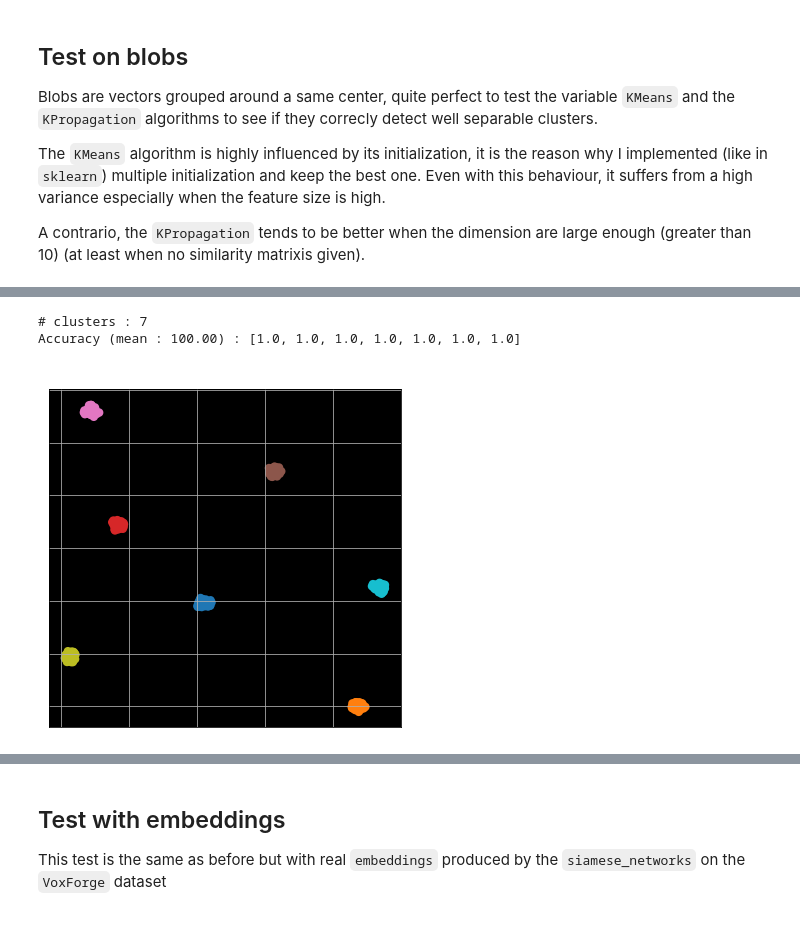
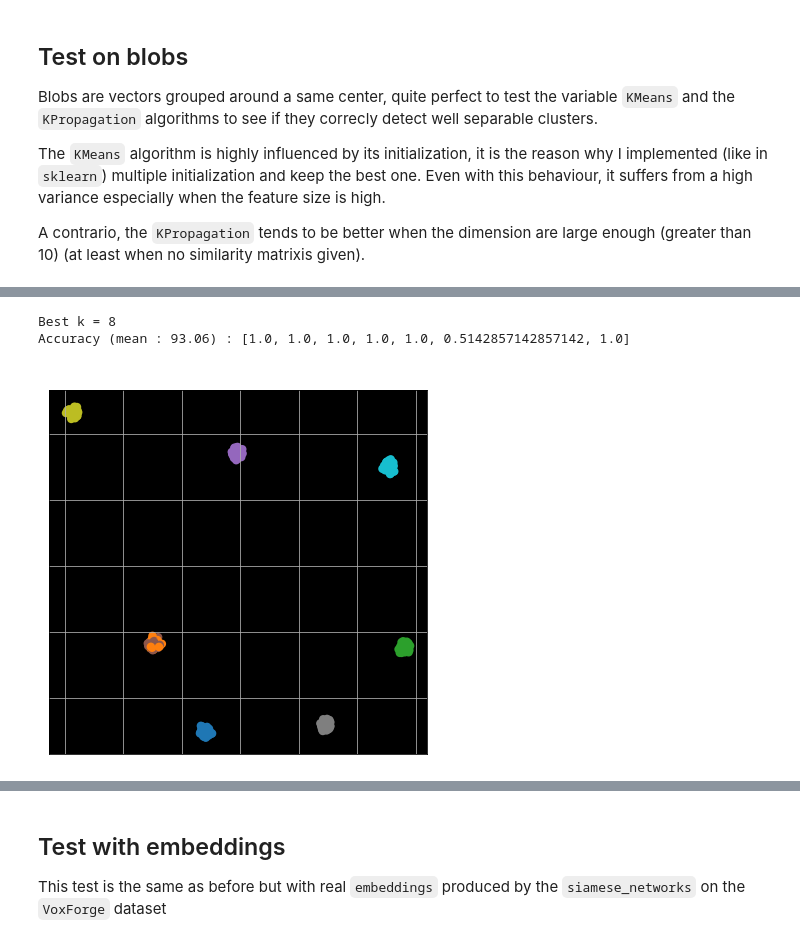
Before and after one commit to yui-mhcp/data_processing, a Jupyter notebook: example_clustering.ipynb, the cells around one changed output, grey strips where cells are left out. Drawn from its saved outputs; the diff is of its cells as text; code cells hidden in the pictures.

```diff
--- a/example_clustering.ipynb
+++ b/example_clustering.ipynb
@@ -15,12 +15,33 @@ import numpy as np
 import pandas as pd
 import tensorflow as tf
 
-from kneed import KneeLocator
 from sklearn.datasets import make_blobs, make_moons
 
 from utils import plot, plot_embedding, sample_df
 from utils.embeddings import load_embedding, embeddings_to_np
-from utils.distance import KMeans, KPropagation
+from utils.distance import KPropagation, KMeans
+
+def test_kmeans(x, y, plot = True):
+    k_means = KMeans(x, k = list(range(2, 10)))
+    acc, accs = k_means.evaluate(y)
+
+    print("Best k = {}".format(k_means.k))
+    print("Accuracy (mean : {:.2f}) : {}".format(acc * 100, accs))
+
+    if plot: k_means.plot()
+    return k_means.labels
+
+def test_kpropagation(x, y, plot = True):
+    k_prop = KPropagation(
+        x, min_cluster_size = 0.1, threshold = 0.6, distance_metric = 'euclidian', debug = False
+    )
+    acc, accs = k_prop.evaluate(y)
+
+    print("Best k = {}".format(k_prop.n_cluster))
+    print("Accuracy (mean : {:.2f}) : {}".format(acc * 100, accs))
+
+    if plot: k_prop.plot()
+    return k_prop.labels
 
 random_state = 10
 directory = 'example_data'
@@ -57,14 +64,6 @@ Accuracy (mean : 42.86) : [1.0, 1.0, 0.0, 1.0, 0.0, 0.0, 0.0]
-# %%
-k_prop = KPropagation(
-    blobs_x, min_cluster_size = 0.1, threshold = 0.6, distance_metric = 'euclidian', debug = False
-)
-acc, accs = k_prop.evaluate(blobs_y)
-
-print("# clusters : {}".format(k_prop.n_cluster))
-print("Accuracy (mean : {:.2f}) : {}".format(acc * 100, accs))
-
-k_prop.plot()
-# %% [output]
-# clusters : 7
-Accuracy (mean : 100.00) : [1.0, 1.0, 1.0, 1.0, 1.0, 1.0, 1.0]
-[figure, removed]
+# %%
+_ = test_kmeans(blobs_x, blobs_y)
+# %% [output]
+Best k = 8
+Accuracy (mean : 93.06) : [1.0, 1.0, 1.0, 1.0, 1.0, 0.5142857142857142, 1.0]
+[figure, added]
```
Also changed, not shown: parts of 13 cells of this notebook, 56 other files.
